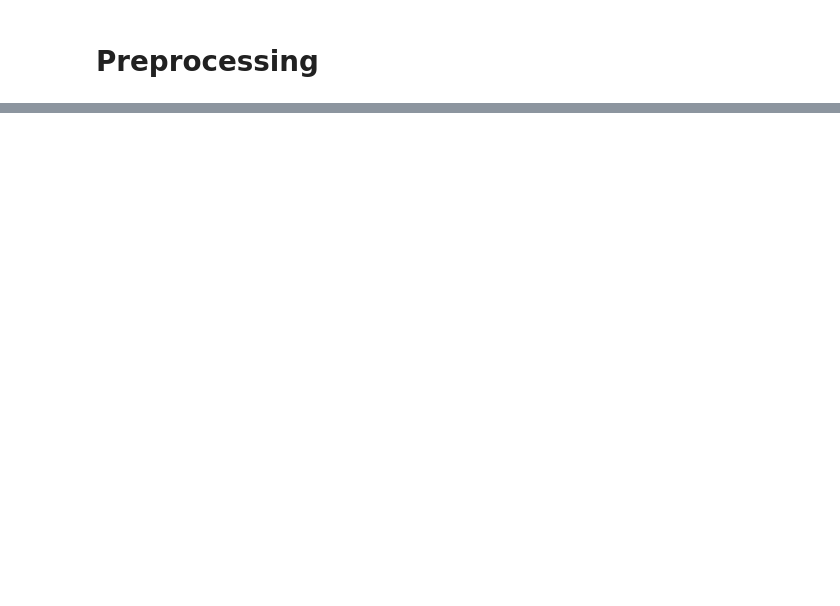
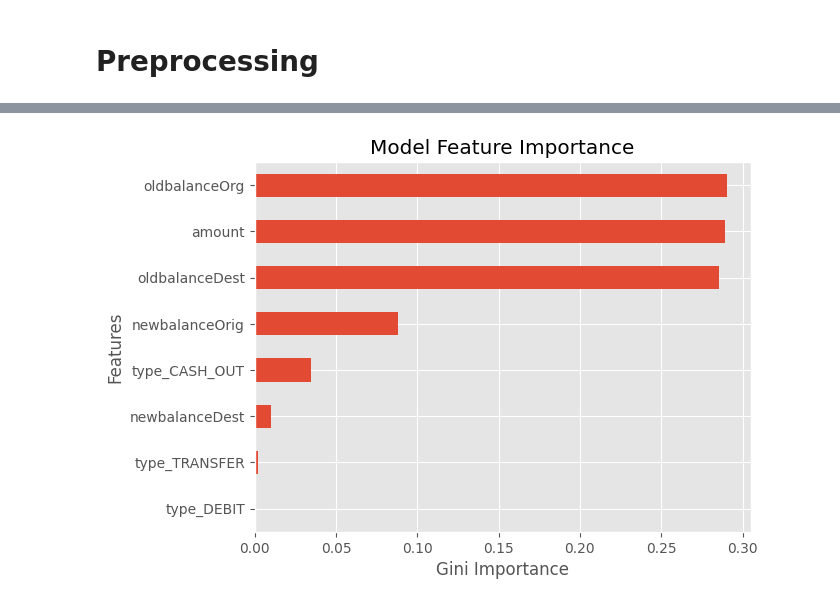
Before and after one commit to Betheloguguo/Anomaly-Detection-project, a Jupyter notebook: Fraud.ipynb, the cells around one changed output, grey strips where cells are left out. Saved outputs shown, nothing was run; the diff lists cells and outputs as text; code cells hidden in the pictures; blank space fills up the shorter version.

```diff
--- a/Fraud.ipynb
+++ b/Fraud.ipynb
@@ -451,0 +405,10 @@ plt.show()
+# %%
+# Get Feature Importance
+importances= model.feature_importances_
+
+feat_imp = pd.Series(importances, index=X_transformed.columns).sort_values(ascending=True).plot(kind= 'barh',
+                                                                                                title= 'Model Feature Importance',
+                                                                                                xlabel= 'Gini Importance',
+                                                                                                ylabel= 'Features')
+# %% [output]
+[figure, added]
```
Also changed, not shown: parts of 25 cells of this notebook.
